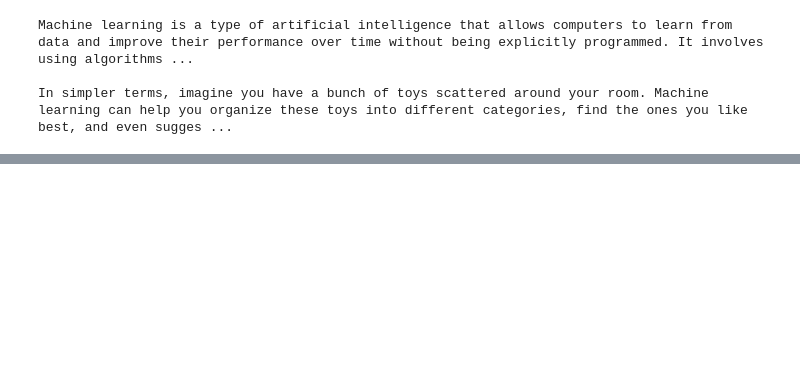
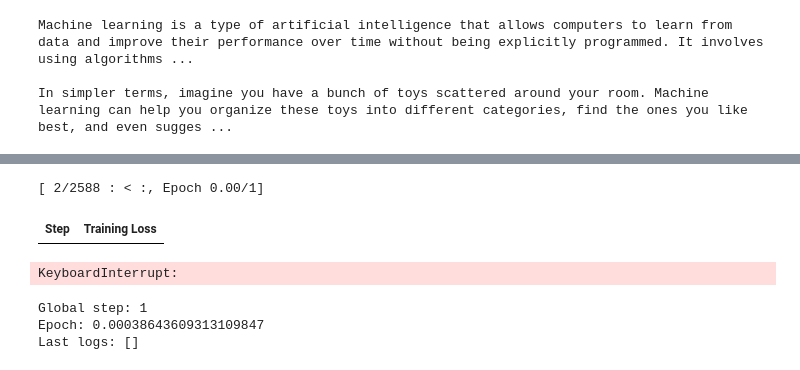
Before and after one commit to kartik2006-del/efficient-finetuning-lora, a Jupyter notebook: lora_finetuning.ipynb, the cells around one changed output, grey strips where cells are left out. Saved outputs shown, nothing was run; the diff lists cells and outputs as text; code cells hidden in the pictures; blank space fills up the shorter version.

```diff
--- a/lora_finetuning.ipynb
+++ b/lora_finetuning.ipynb
@@ -351,0 +422,4 @@ lora_config = LoraConfig(
+# %%
+from peft import get_peft_model
+
+model = get_peft_model(model, lora_config)
@@ -351,0 +452,14 @@ lora_config = LoraConfig(
+# %%
+from transformers import TrainingArguments
+
+training_args = TrainingArguments(
+    output_dir="./outputs/lora",
+    num_train_epochs=1,
+    per_device_train_batch_size=4,
+    gradient_accumulation_steps=4,
+    learning_rate=2e-4,
+    logging_steps=10,
+    save_strategy="epoch",
+    fp16=True,
+    report_to="none"
+)
@@ -351,0 +470,17 @@ lora_config = LoraConfig(
+# %%
+from transformers import DataCollatorForLanguageModeling
+
+data_collator = DataCollatorForLanguageModeling(
+    tokenizer=tokenizer,
+    mlm=False
+)
+# %%
+from transformers import Trainer
+
+trainer = Trainer(
+    model=model,
+    args=training_args,
+    train_dataset=tokenized_train,
+    eval_dataset=tokenized_validation,
+    data_collator=data_collator
+)
@@ -351,0 +515,14 @@ lora_config = LoraConfig(
+# %%
+trainer.train()
+# %% [output]
+[ 2/2588 : < :, Epoch 0.00/1]
+| Step | Training Loss |
+KeyboardInterrupt:
+# %%
+print("Global step:", trainer.state.global_step)
+print("Epoch:", trainer.state.epoch)
+print("Last logs:", trainer.state.log_history[-5:])
+# %% [output]
+Global step: 1
+Epoch: 0.00038643609313109847
+Last logs: []
```
Also changed, not shown: parts of 19 cells of this notebook.
